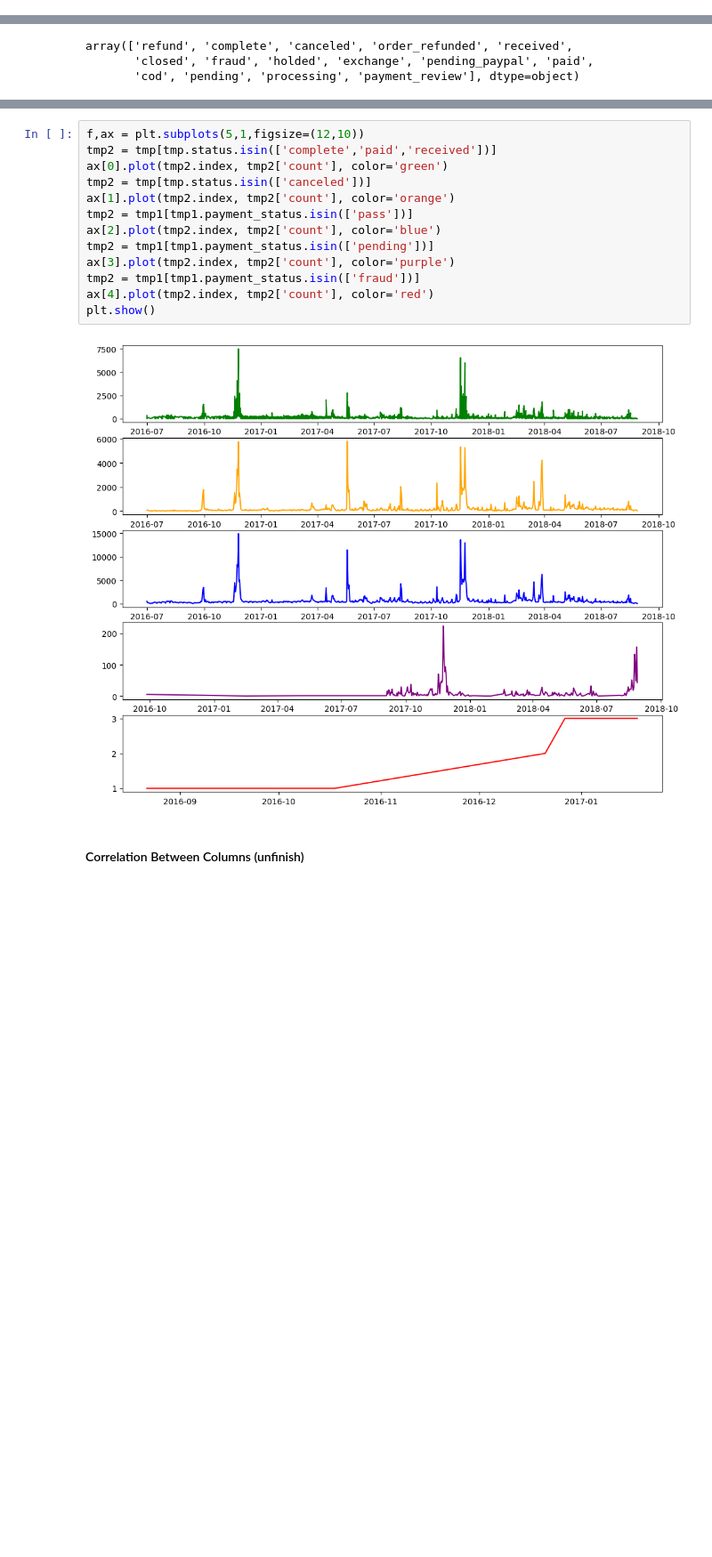
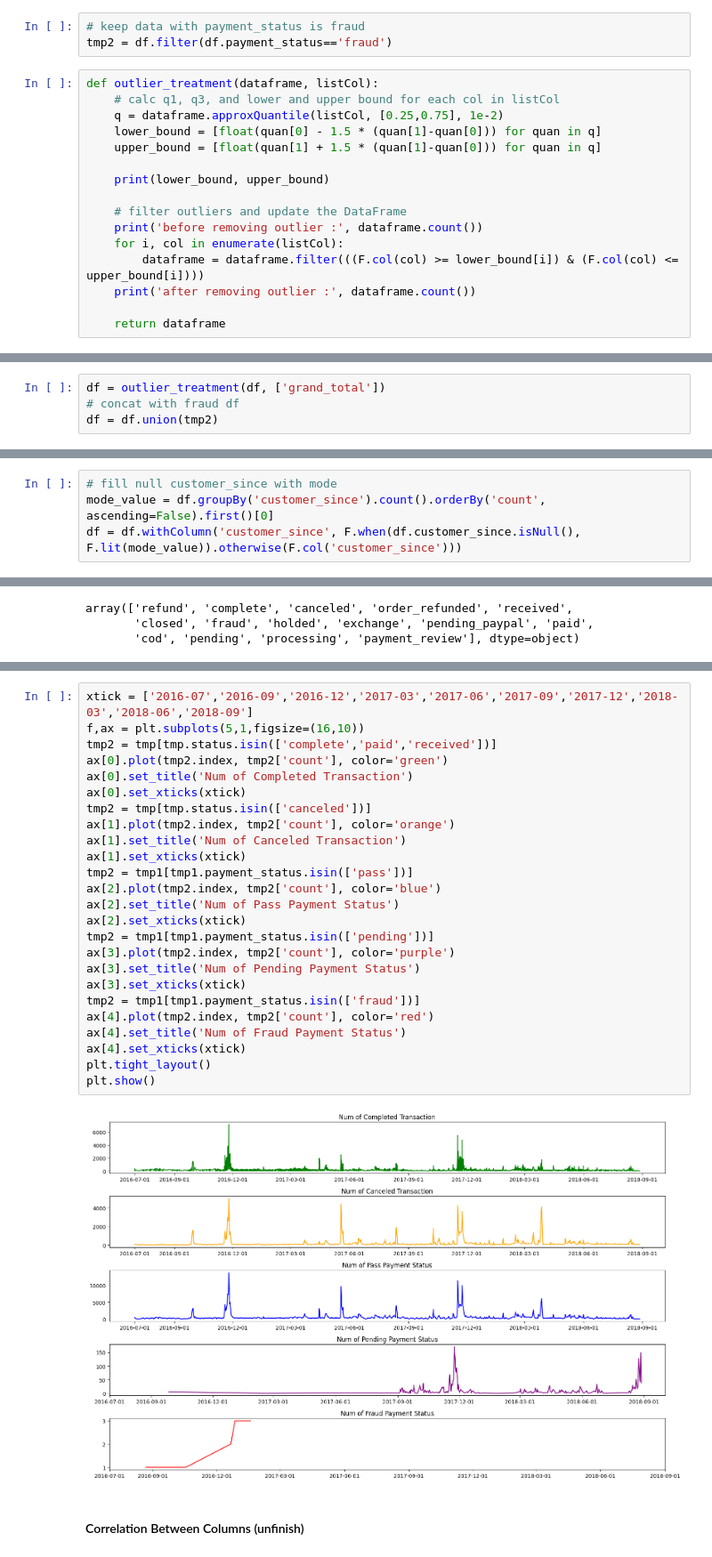
Before and after one commit to dendyandra22/ecommerce_analysis, a Jupyter notebook: e_commerce_spark.ipynb, the cells around one changed output, grey strips where cells are left out. Shown at 89% size. Drawn from its saved outputs; the diff is of its cells as text; blank space fills up the shorter version.

```diff
--- a/e_commerce_spark.ipynb
+++ b/e_commerce_spark.ipynb
@@ -356,0 +391,19 @@ after drop invalid category value : 576483
+# %%
+# keep data with payment_status is fraud
+tmp2 = df.filter(df.payment_status=='fraud')
+# %%
+def outlier_treatment(dataframe, listCol):
+    # calc q1, q3, and lower and upper bound for each col in listCol
+    q = dataframe.approxQuantile(listCol, [0.25,0.75], 1e-2)
+    lower_bound = [float(quan[0] - 1.5 * (quan[1]-quan[0])) for quan in q]
+    upper_bound = [float(quan[1] + 1.5 * (quan[1]-quan[0])) for quan in q]
+
+    print(lower_bound, upper_bound)
+
+    # filter outliers and update the DataFrame
+    print('before removing outlier :', dataframe.count())
+    for i, col in enumerate(listCol):
+        dataframe = dataframe.filter(((F.col(col) >= lower_bound[i]) & (F.col(col) <= upper_bound[i])))
+    print('after removing outlier :', dataframe.count())
+
+    return dataframe
@@ -356,0 +451,4 @@ after drop invalid category value : 576483
+# %%
+df = outlier_treatment(df, ['grand_total'])
+# concat with fraud df
+df = df.union(tmp2)
@@ -362,3 +470,7 @@ df = df.withColumn('customer_since', F.to_date(F.unix_timestamp('customer_since'
+# %%
+# fill null customer_since with mode
+mode_value = df.groupBy('customer_since').count().orderBy('count', ascending=False).first()[0]
+df = df.withColumn('customer_since', F.when(df.customer_since.isNull(), F.lit(mode_value)).otherwise(F.col('customer_since')))
 # %%
 df.printSchema()
 # %% [output]
@@ -493,18 +611,30 @@ array(['refund', 'complete', 'canceled', 'order_refunded', 'received',
 # %%
-f,ax = plt.subplots(5,1,figsize=(12,10))
+xtick = ['2016-07','2016-09','2016-12','2017-03','2017-06','2017-09','2017-12','2018-03','2018-06','2018-09']
+f,ax = plt.subplots(5,1,figsize=(16,10))
 tmp2 = tmp[tmp.status.isin(['complete','paid','received'])]
 ax[0].plot(tmp2.index, tmp2['count'], color='green')
+ax[0].set_title('Num of Completed Transaction')
+ax[0].set_xticks(xtick)
 tmp2 = tmp[tmp.status.isin(['canceled'])]
 ax[1].plot(tmp2.index, tmp2['count'], color='orange')
+ax[1].set_title('Num of Canceled Transaction')
+ax[1].set_xticks(xtick)
 tmp2 = tmp1[tmp1.payment_status.isin(['pass'])]
 ax[2].plot(tmp2.index, tmp2['count'], color='blue')
+ax[2].set_title('Num of Pass Payment Status')
+ax[2].set_xticks(xtick)
 tmp2 = tmp1[tmp1.payment_status.isin(['pending'])]
 ax[3].plot(tmp2.index, tmp2['count'], color='purple')
+ax[3].set_title('Num of Pending Payment Status')
+ax[3].set_xticks(xtick)
 tmp2 = tmp1[tmp1.payment_status.isin(['fraud'])]
 ax[4].plot(tmp2.index, tmp2['count'], color='red')
+ax[4].set_title('Num of Fraud Payment Status')
+ax[4].set_xticks(xtick)
+plt.tight_layout()
 plt.show()
 # %% [output]
-[figure, old version]
+[figure, new version]
 # %% [markdown]
 #### Correlation Between Columns (unfinish)
 # %%
```
Also changed, not shown: parts of 89 cells of this notebook.
